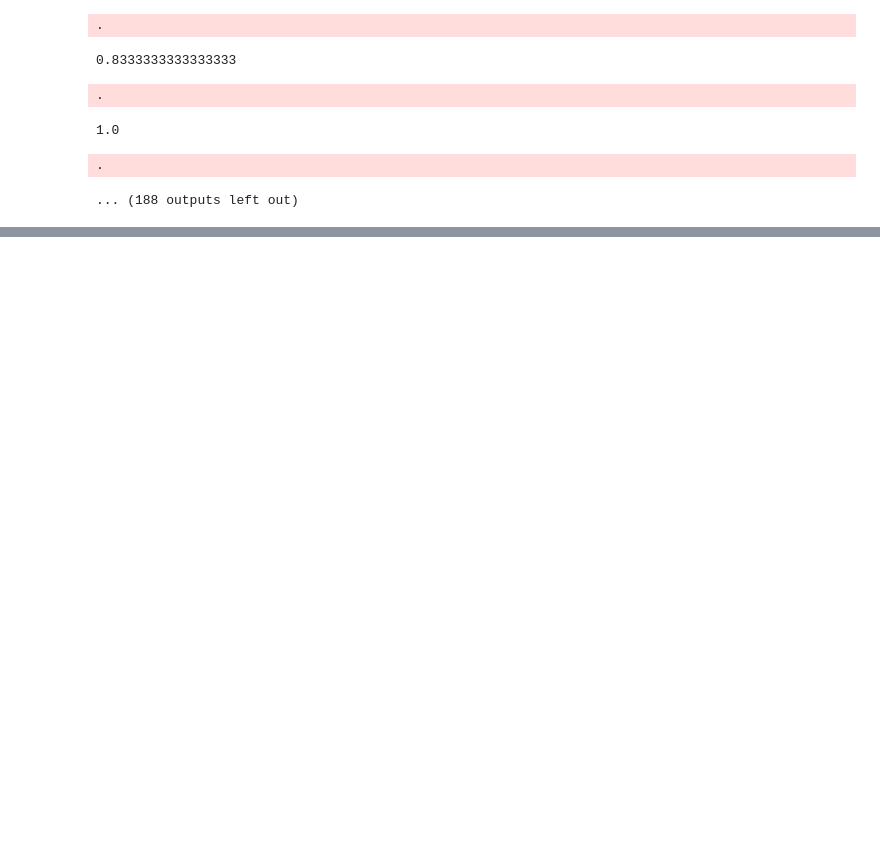
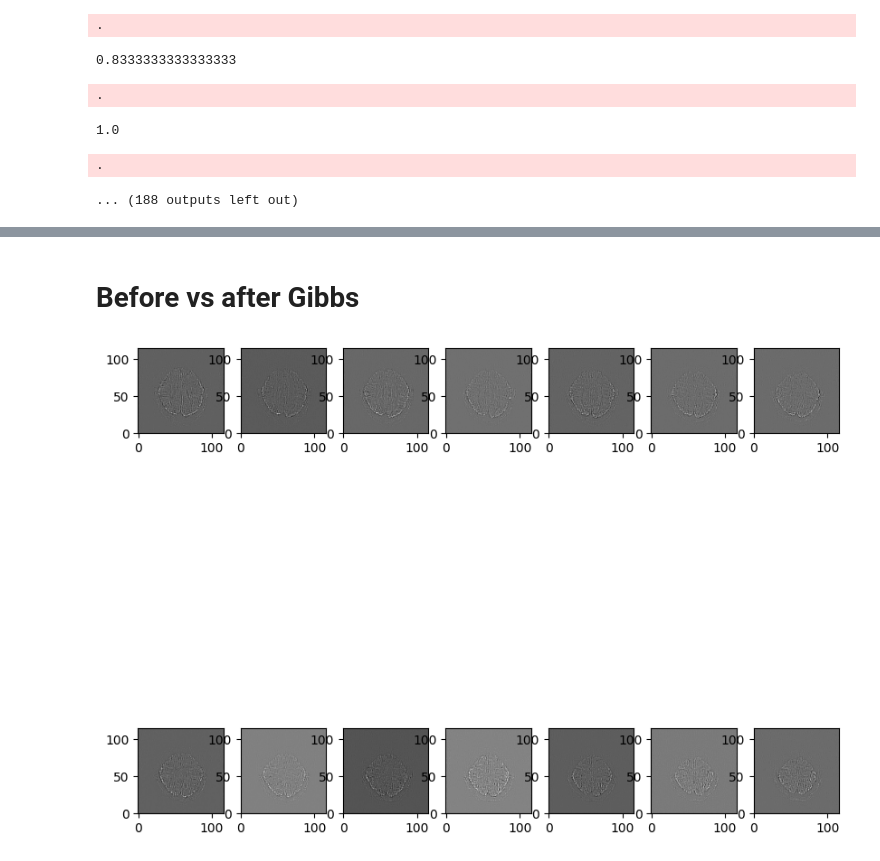
Before and after one commit to jazz031195/preprocessing, a Jupyter notebook: preprocessing.ipynb, the cells around one changed output, grey strips where cells are left out. Saved outputs shown, nothing was run; the diff lists cells and outputs as text; code cells hidden in the pictures; blank space fills up the shorter version.

Commit message:
gibbs vs before

```diff
--- a/preprocessing.ipynb
+++ b/preprocessing.ipynb
@@ -444,0 +445,11 @@ plt.ylim([1,1.8])
+# %% [markdown]
+# Before vs after Gibbs
+# %%
+bef_gibbs = nib.load(path_output+"test_part2.nii.gz")
+after_gibbs = nib.load(path_output+"test_part3.nii.gz")
+# %%
+diff = bef_gibbs.get_fdata() - after_gibbs.get_fdata()
+# %%
+print_volume(diff)
+# %% [output]
+[figure, added]
```
Also changed, not shown: parts of 19 cells of this notebook.
